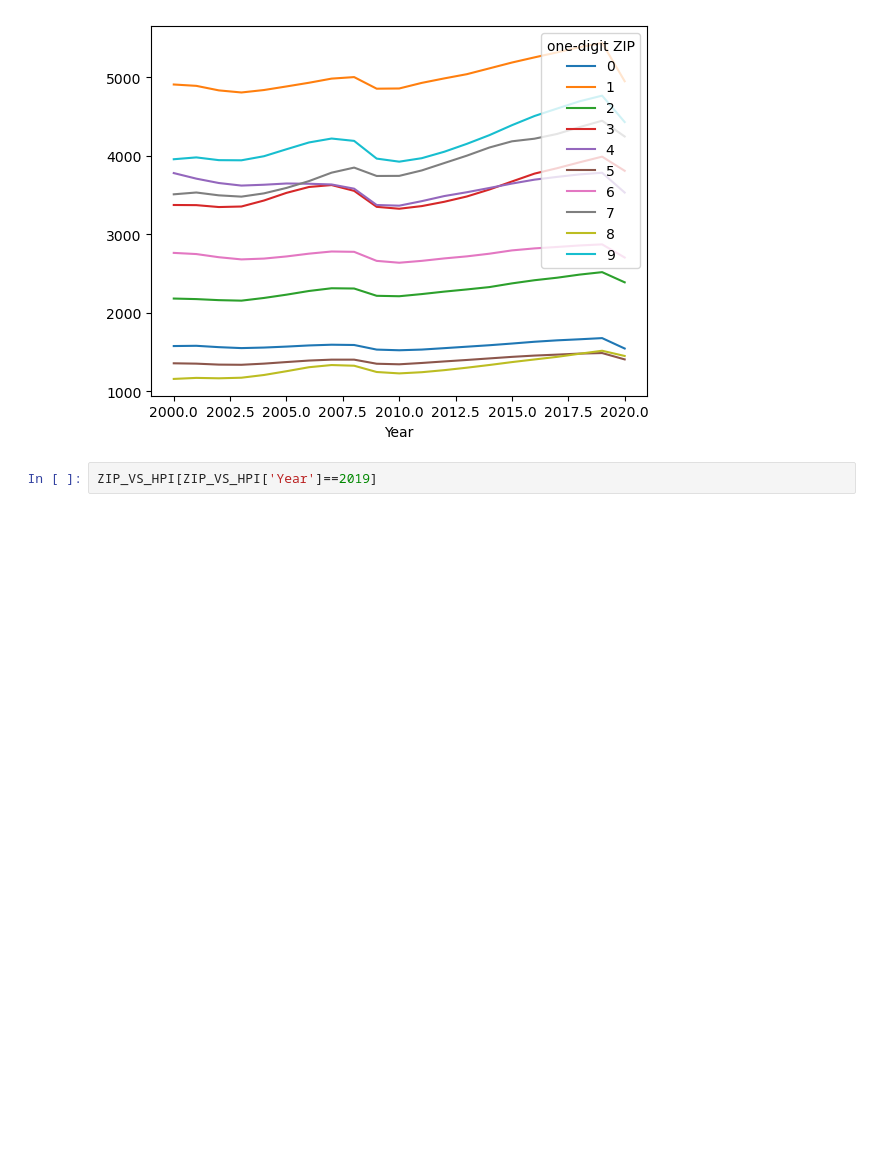
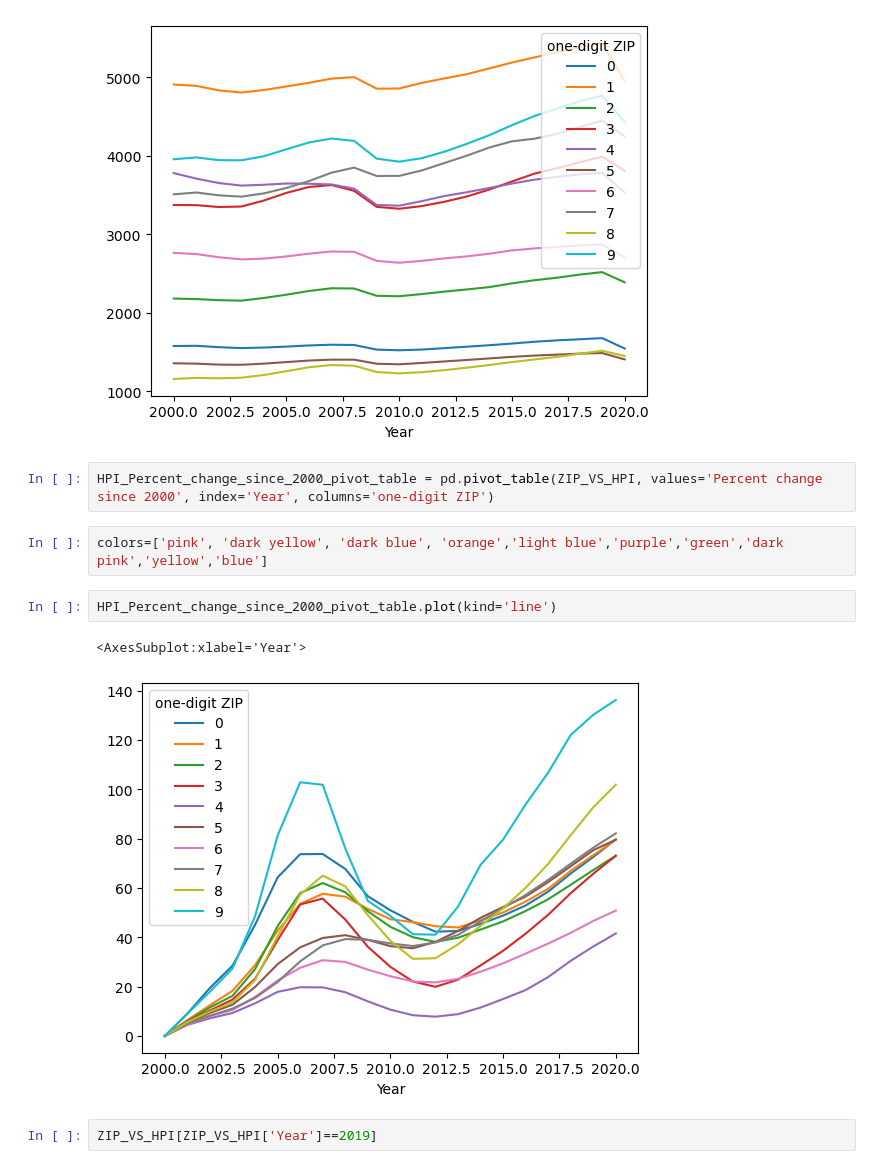
Before and after one commit to Brf0001/hpi_vs_jobgrowth, a Jupyter notebook: notebook/zip_vs_HPI.ipynb, the cells around one changed output. Saved outputs shown, nothing was run; the diff lists cells and outputs as text; blank space fills up the shorter version.

```diff
--- a/notebook/zip_vs_HPI.ipynb
+++ b/notebook/zip_vs_HPI.ipynb
@@ -74,6 +74,15 @@ employment_percent_pivot_table.plot(kind='line')
 # %% [output]
 <AxesSubplot:xlabel='Year'>
 [figure]
+# %%
+HPI_Percent_change_since_2000_pivot_table = pd.pivot_table(ZIP_VS_HPI, values='Percent change since 2000', index='Year', columns='one-digit ZIP')
+# %%
+colors=['pink', 'dark yellow', 'dark blue', 'orange','light blue','purple','green','dark pink','yellow','blue']
+# %%
+HPI_Percent_change_since_2000_pivot_table.plot(kind='line')
+# %% [output]
+<AxesSubplot:xlabel='Year'>
+[figure, added]
 # %%
 ZIP_VS_HPI[ZIP_VS_HPI['Year']==2019]
 # %% [output]
```
Also changed, not shown: parts of 5 cells of this notebook, 3 other files.
